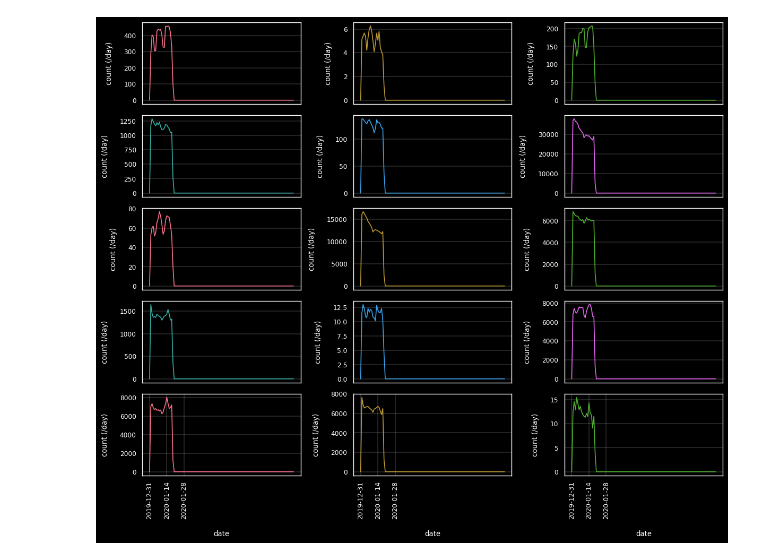
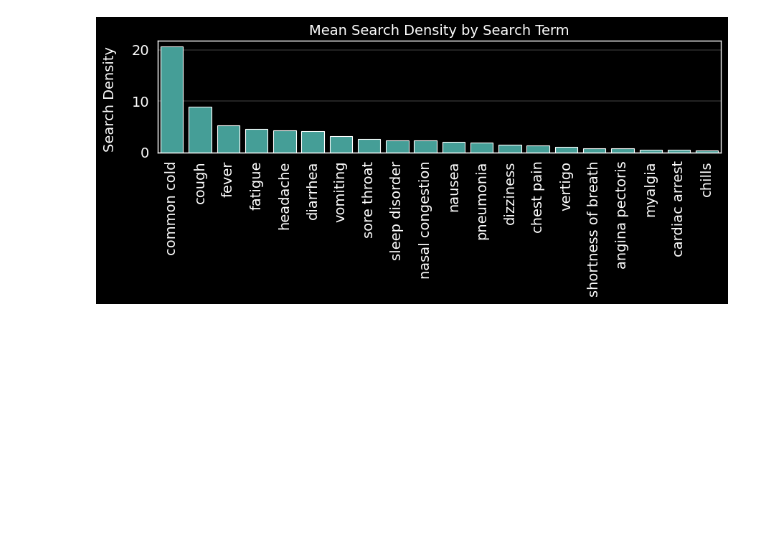
Before and after one commit to chrisshaffer/covid-symptom-searches, a Jupyter notebook: notebooks/EDA.ipynb, the cells around one changed output. Cells and saved outputs as stored; diff of their text form; code cells hidden in the pictures; blank space fills up the shorter version.

```diff
--- a/notebooks/EDA.ipynb
+++ b/notebooks/EDA.ipynb
@@ -71,40 +213,22 @@ s=40,figsize=(6,6),alpha=0.9);
-# %%
-# searches_by_date = df[['date'] + searches_cols].groupby('date').sum()
-
-ylabels = list(searches_by_date.columns[1:])
-
-fig = plt.figure(figsize=(12,10))
-
-matplotlib.rcParams.update(matplotlib.rcParamsDefault)
-
-sns.set(font_scale = .7)
-plt.style.use("dark_background")
-sns.set_context("paper")
-
-matplotlib.rcParams.update({'grid.linewidth': .2})
-
-palette = itertools.cycle(sns.color_palette("husl"))
-
-for i in range(15):
-    ax = plt.subplot(5,3,i+1)
-    g = sns.lineplot(x = "date", y = ylabels[i],
-                data = searches_by_date,
-                color=next(palette))
-    plt.xticks(rotation=90)
-
-    xtick_range = range(0,int(len(searches_by_date.index)/4),14)
-    ax.set_xlim()
-    # ax.set_title(ylabels[i])
-    if i > 11:
-        ax.set_xticks(xtick_range) # <--- set the ticks first
-        ax.set_xlabel('date', labelpad=15)
-    else:
-        ax.set_xticks([])
-        ax.set_xlabel('')
-
-    ax.set_ylabel('count (/day)', labelpad=15)
-
-fig.tight_layout()
-plt.show()
-# %% [output]
-[figure, removed]
+# %%
+search_means = searches_US[searches_cols].mean().sort_values(ascending = False).iloc[:20]
+search_strs = [label.replace('search_trends_','').replace('_',' ') for label in list(search_means.index)]
+
+fsize = 14
+plt.rcParams["axes.labelsize"] = fsize
+plt.rcParams["xtick.labelsize"] = fsize
+plt.rcParams["ytick.labelsize"] = fsize
+plt.rcParams["axes.titlesize"] = fsize
+
+fig = plt.figure(figsize=(10,5))
+ax = plt.subplot()
+
+sns.barplot(search_means.index, search_means.values, color=next(palette))
+ax.set_xticklabels(search_strs,rotation=90);
+ax.set_ylabel('Search Density ', labelpad=15);
+ax.set_title('Mean Search Density by Search Term');
+
+plt.tight_layout()
+fig.savefig('../img/mean_search_density.png')
+# %% [output]
+[figure, added]
```
Also changed, not shown: parts of 8 cells of this notebook, 9 other files.
